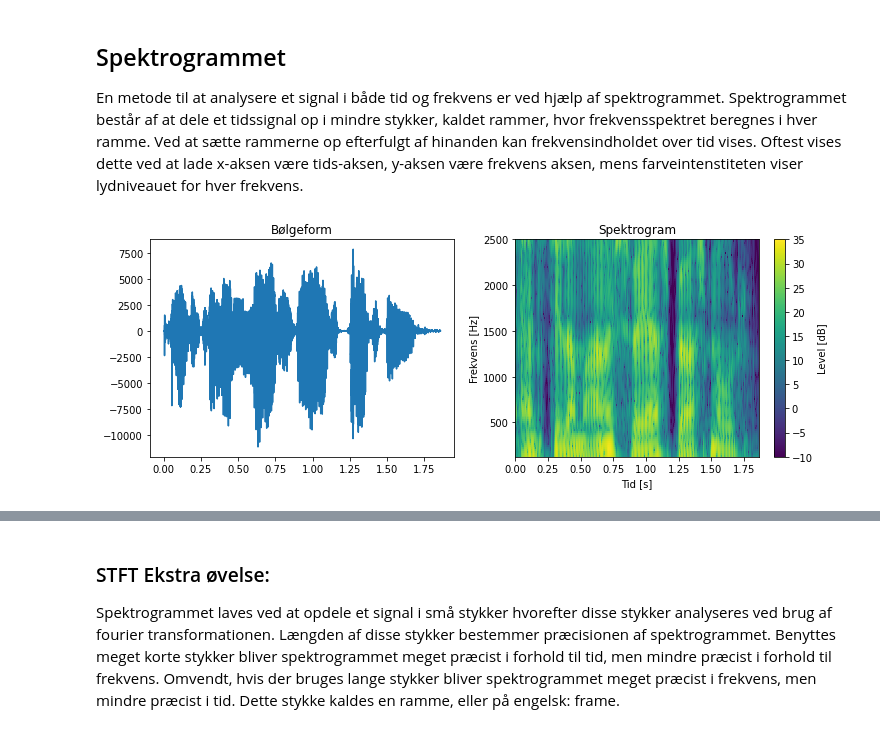
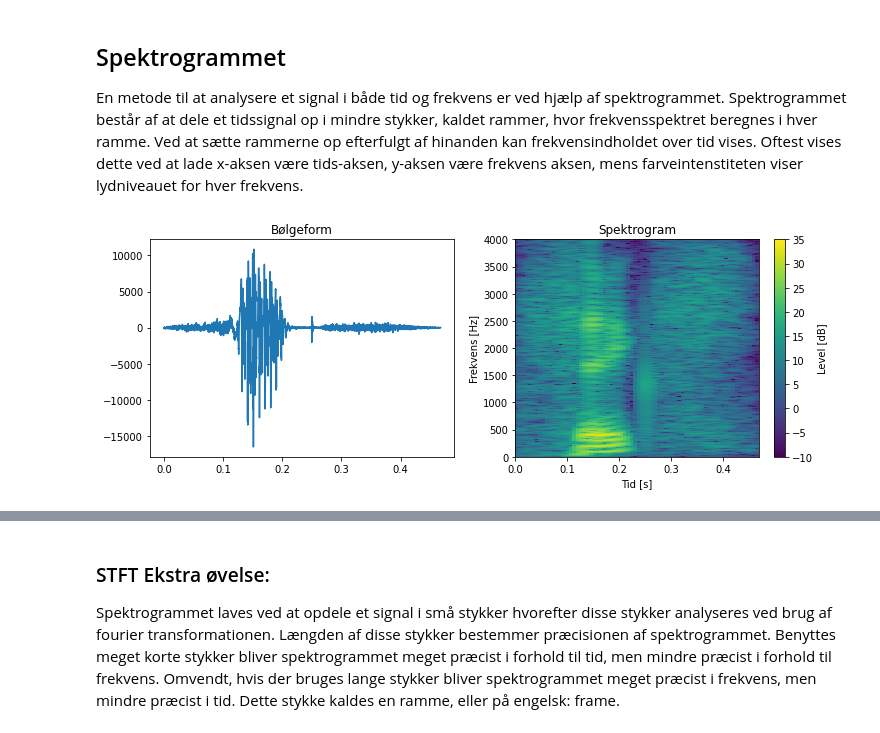
Before and after one commit to niels-overby/SRP-noisereduction, a Jupyter notebook: SRP_STFT.ipynb, the cells around one changed output, grey strips where cells are left out. Drawn from its saved outputs; the diff is of its cells as text; code cells hidden in the pictures.

```diff
--- a/SRP_STFT.ipynb
+++ b/SRP_STFT.ipynb
@@ -110,36 +112,36 @@ Tilgengæld har vi mistet tidsindholdet. Det vil sige vi ved ikke hvor langt sig
 
 En metode til at analysere et signal i både tid og frekvens er ved hjælp af spektrogrammet. Spektrogrammet består af at dele et tidssignal op i mindre stykker, kaldet rammer, hvor frekvensspektret beregnes i hver ramme. Ved at sætte rammerne op efterfulgt af hinanden kan frekvensindholdet over tid vises. Oftest vises dette ved at lade x-aksen være tids-aksen, y-aksen være frekvens aksen, mens farveintenstiteten viser lydniveauet for hver frekvens.
 # %%
-#@title {run: "auto"}
+#@title Tal fra 0 til 9 {run: "auto"}
 
-digit = "7" #@param ["0","1","2","3","4","5","6","7","8","9"]
+digit = "6" #@param ["0","1","2","3","4","5","6","7","8","9"]
 digitFile = audioDir+audioFiles[int(digit)]
 
 x,fs = utils.getAudio(digitFile)
 x = processing.normalize().transform(x)
 t = np.arange(len(x.T))/fs
 
 stft = spectrum.STFT(fs=fs,nperseg=512,nfft=4,noverlapratio=0.9)
 X = stft.transform(x)
 
 plt.figure(figsize=(12,4))
 plt.subplot(121)
 plt.plot(t,x.T)
 plt.title("Bølgeform")
 
 plt.subplot(122)
 plt.pcolormesh(stft.t,stft.f,10*np.log10(np.abs(X[0])),vmin=-10,vmax=35)
-plt.ylim([125,2.5e3])
+plt.ylim([0,4e3])
 plt.title("Spektrogram")
 plt.ylabel("Frekvens [Hz]")
 plt.xlabel("Tid [s]")
 cbar = plt.colorbar()
 cbar.set_label("Level [dB]")
 plt.show()
 
 display(utils.play(x,fs))
 # %% [output]
-[figure, old version]
+[figure, new version]
 [interactive output not drawn]
 # %% [markdown]
 ### STFT Ekstra øvelse:
```
Also changed, not shown: parts of 7 cells of this notebook.
